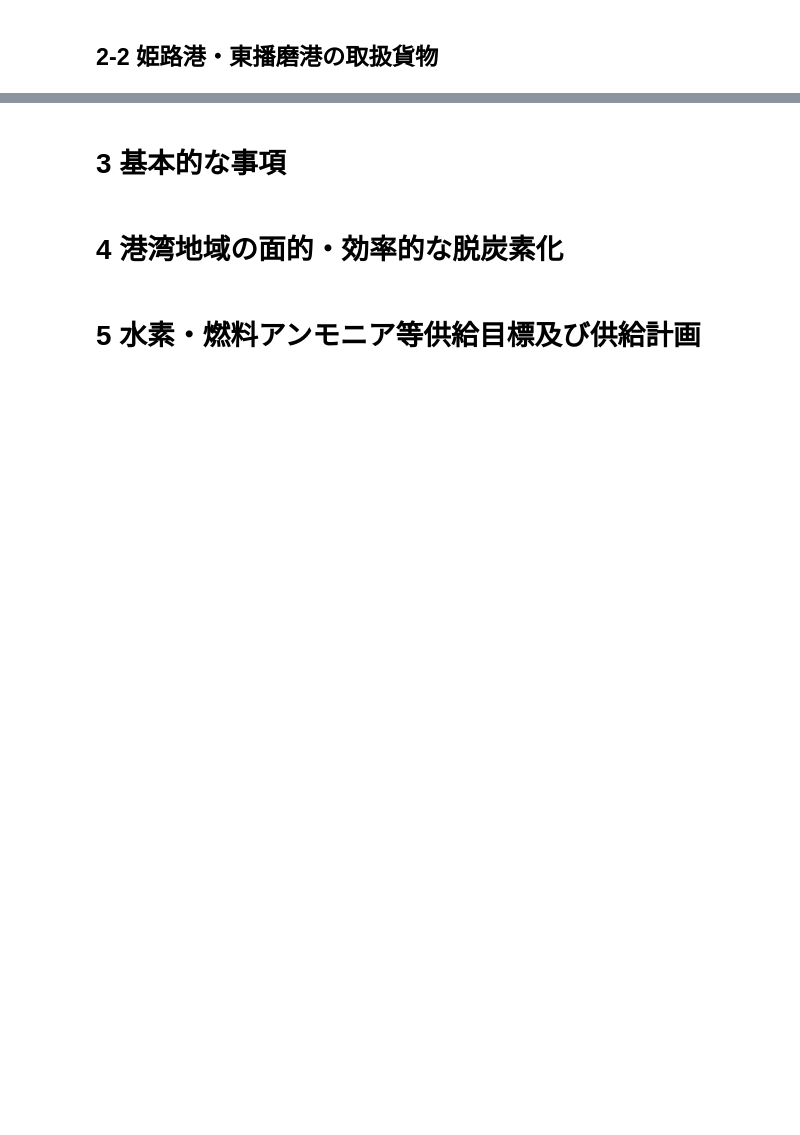
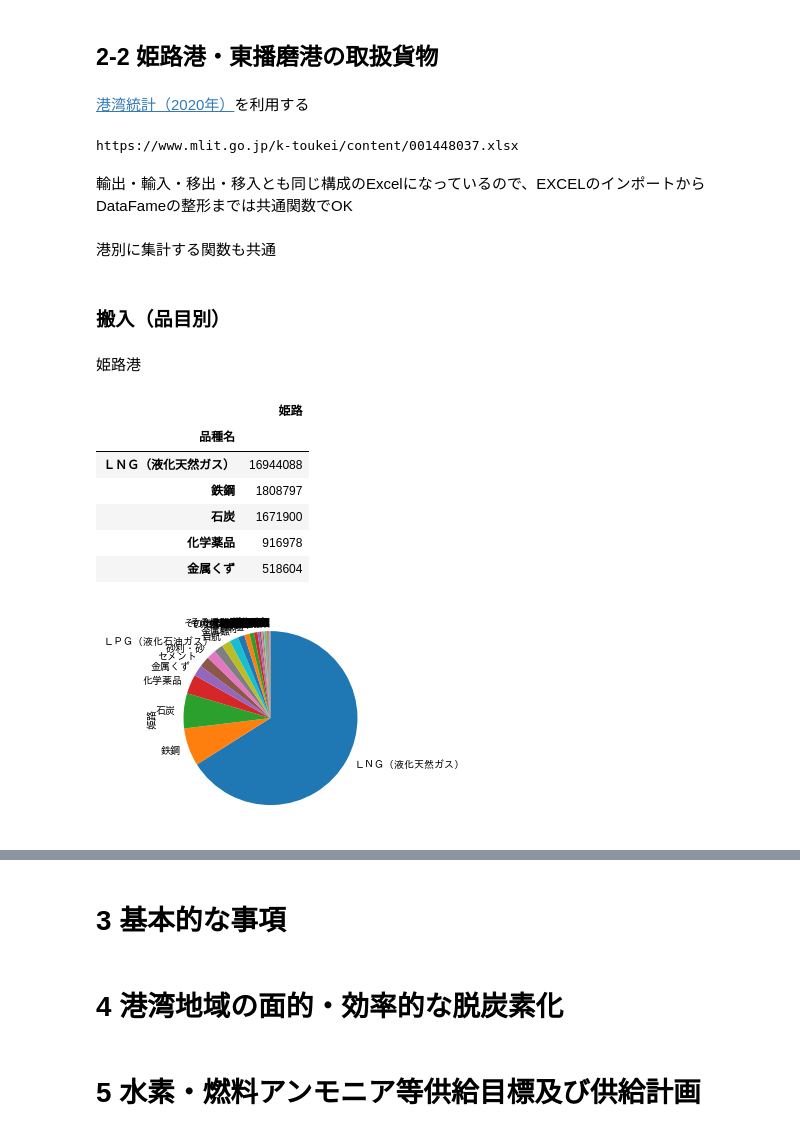
Before and after one commit to dicechick373/google-colab, a Jupyter notebook: 2022_kouwan/03_播磨臨海CNP.ipynb, the cells around one changed output, grey strips where cells are left out. Cells and saved outputs as stored; diff of their text form; code cells hidden in the pictures; blank space fills up the shorter version.

```diff
--- a/2022_kouwan/03_播磨臨海CNP.ipynb
+++ b/2022_kouwan/03_播磨臨海CNP.ipynb
@@ -163,2 +215,4 @@ manufacture().head()
 # %% [markdown]
 ## 2-2 姫路港・東播磨港の取扱貨物
+# %% [markdown]
+[港湾統計（2020年）](https://www.mlit.go.jp/k-toukei/R2kowan-datebase.html)を利用する
@@ -164,0 +228,21 @@ manufacture().head()
+# %%
+print(urls['輸出'])
+# %% [output]
+https://www.mlit.go.jp/k-toukei/content/001448037.xlsx
+# %% [markdown]
+輸出・輸入・移出・移入とも同じ構成のExcelになっているので、EXCELのインポートからDataFameの整形までは共通関数でOK
+# %%
+import pandas as pd
+
+def get_excel(url):
+  # ブックの指定
+  input_file_name = url
+  input_book = pd.ExcelFile(input_file_name)
+
+  # 統計結果は2番目のシート、上から2行は無視
+  input_sheet_name = input_book.sheet_names
+  df = input_book.parse(input_sheet_name[1],skiprows = 2)
+
+  return df.astype({'トン数': 'int'})
+# %% [markdown]
+港別に集計する関数も共通
@@ -164,0 +277,40 @@ manufacture().head()
+# %% [markdown]
+### 搬入（品目別）
+# %%
+def carryin(params):
+  # 輸入
+  df_import = port_kind(urls['輸入'], params)
+
+  # 移入
+  df_immigration = port_kind(urls['移入'], params)
+
+  # 搬入（輸入＋移入）
+  df = pd.concat([df_import, df_immigration]).groupby(['港名'], as_index=False).sum()
+
+  # 転置
+  df = df.transpose()
+  columns = {(i): params['port'][i] for i in range(0, len(params['port']))}
+  df = df.rename(columns = columns)
+  df = df[1:]
+
+  return df
+# %% [markdown]
+姫路港
+# %%
+def df_carryin_himeji():
+  df = carryin({'port':['姫路']})
+  df = df.astype({'姫路': 'int'}).sort_values('姫路', ascending=False)
+  df = df.drop('All', axis=0)
+  return df
+
+df_carryin_himeji()['姫路'].plot.pie(startangle=90, counterclock=False)
+df_carryin_himeji().head()
+# %% [output]
+|  | 姫路 |
+| 品種名 |  |
+| ＬＮＧ（液化天然ガス） | 16944088 |
+| 鉄鋼 | 1808797 |
+| 石炭 | 1671900 |
+| 化学薬品 | 916978 |
+| 金属くず | 518604 |
+[figure, added]
```
Also changed, not shown: parts of 24 cells of this notebook.
